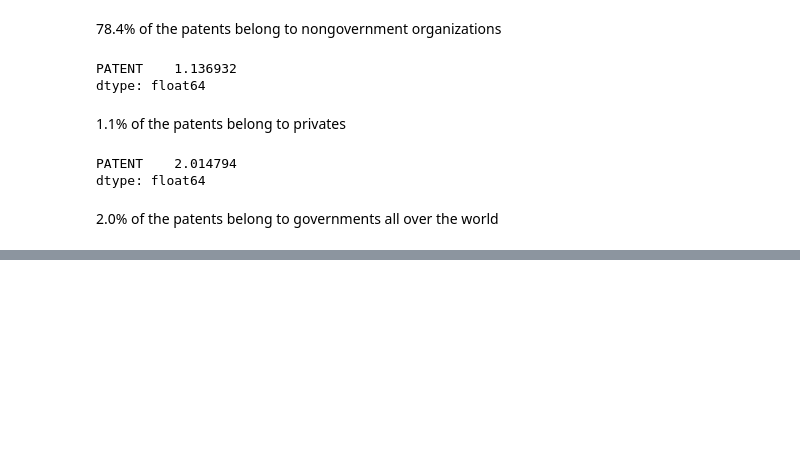
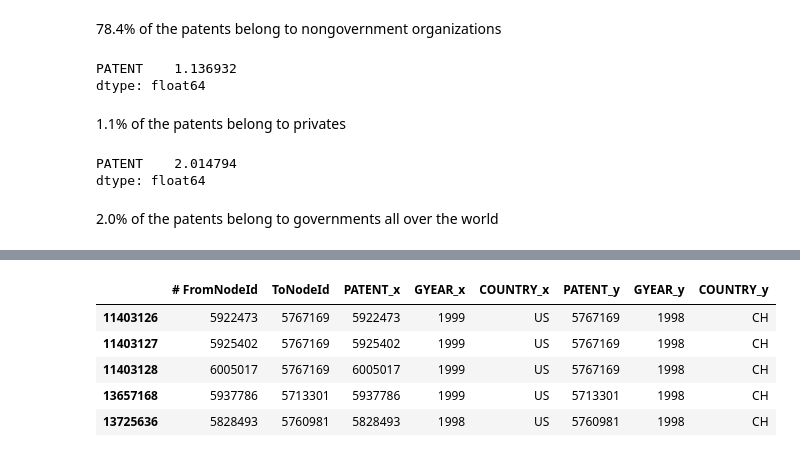
Before and after one commit to antonino-barbera/seanbi, a Jupyter notebook: project/project.ipynb, the cells around one changed output, grey strips where cells are left out. Drawn from its saved outputs; the diff is of its cells as text; code cells hidden in the pictures; blank space fills up the shorter version.

```diff
--- a/project/project.ipynb
+++ b/project/project.ipynb
@@ -576,0 +579,3 @@ dtype: float64
+# %%
+citations = pd.read_csv('data/cit-Patents.txt', sep='\t', skiprows=[0,1,2])
+citations.head()
@@ -576,0 +589,3 @@ dtype: float64
+# %%
+df = pd.read_csv('data/apat63_99.csv')[['PATENT', 'GYEAR', 'COUNTRY']]
+df.head()
@@ -576,0 +599,12 @@ dtype: float64
+# %%
+citations_year_ch = citations.merge(df, left_on='# FromNodeId', right_on='PATENT').merge(df, left_on='ToNodeId', right_on='PATENT')
+citations_year_ch = citations_year_ch[(citations_year_ch['COUNTRY_x']=='US') & (citations_year_ch['COUNTRY_y']=='CH')]
+citations_year_ch = citations_year_ch[(citations_year_ch['GYEAR_y']==1998)]
+citations_year_ch.head()
+# %% [output]
+|  | # FromNodeId | ToNodeId | PATENT_x | GYEAR_x | COUNTRY_x | PATENT_y | GYEAR_y | COUNTRY_y |
+| 11403126 | 5922473 | 5767169 | 5922473 | 1999 | US | 5767169 | 1998 | CH |
+| 11403127 | 5925402 | 5767169 | 5925402 | 1999 | US | 5767169 | 1998 | CH |
+| 11403128 | 6005017 | 5767169 | 6005017 | 1999 | US | 5767169 | 1998 | CH |
+| 13657168 | 5937786 | 5713301 | 5937786 | 1999 | US | 5713301 | 1998 | CH |
+| 13725636 | 5828493 | 5760981 | 5828493 | 1998 | US | 5760981 | 1998 | CH |
```
Also changed, not shown: parts of 10 cells of this notebook.
